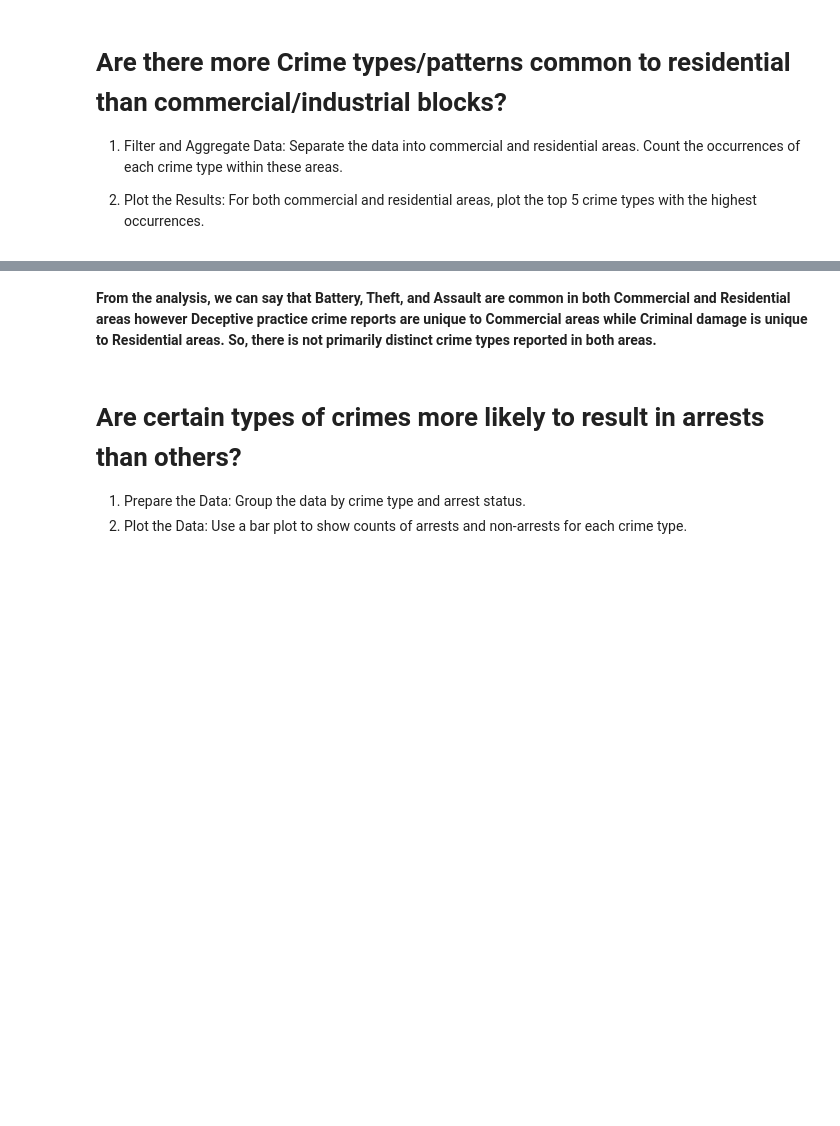
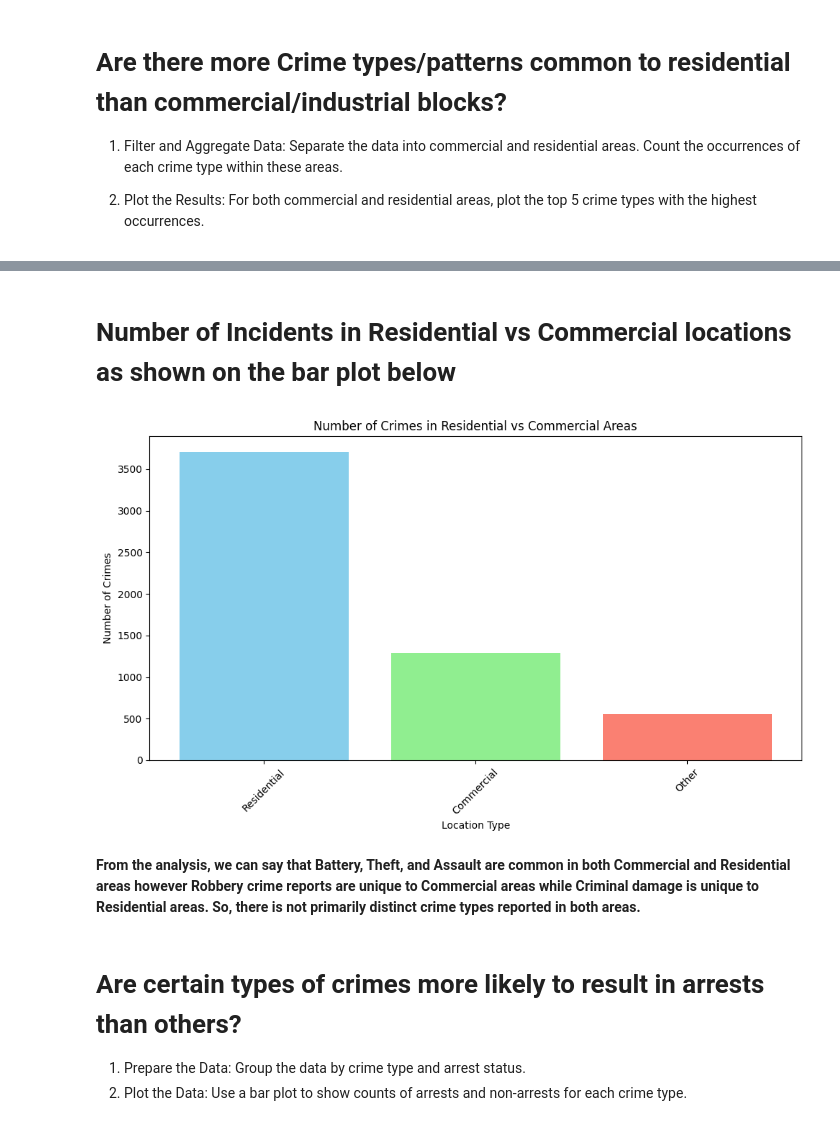
Before and after one commit to Hannah-Aji/Predictive-Modeling-to-Identify-High-Risk-Areas, a Jupyter notebook: Chicago_crime_prediction.ipynb, the cells around one changed output, grey strips where cells are left out. Saved outputs shown, nothing was run; the diff lists cells and outputs as text; code cells hidden in the pictures; blank space fills up the shorter version.

```diff
--- a/Chicago_crime_prediction.ipynb
+++ b/Chicago_crime_prediction.ipynb
@@ -444,5 +489,48 @@ plot_top_5_crimes('Residential')
+# %% [markdown]
+# **Number of Incidents in Residential vs Commercial locations as shown on the bar plot below**
+# %%
+import pandas as pd
+import matplotlib.pyplot as plt
+
+
+# Define mapping for location types
+residential_keywords = ['RESIDENCE', 'APARTMENT', 'HOUSE', 'YARD', 'GARAGE', 'STREET', 'PORCH']
+commercial_keywords = ['COMMERCIAL', 'BUSINESS', 'STORE',
+                       'RESTAURANT', 'OFFICE', 'NURSING',
+                       'MEDICAL', 'SCHOOL', 'SIDEWALK',
+                       'LOT', 'CLUB', 'RV', 'VEHICLE', 'THEATRE', 'LIBRARY', 'PARKING', 'STADIUM',
+                       'SITE', 'CTA', 'TRAIN'
+                       ]
+
+
+# Function to classify location types
+def classify_location(description):
+    if any(keyword in description.upper() for keyword in residential_keywords):
+        return 'Residential'
+    elif any(keyword in description.upper() for keyword in commercial_keywords):
+        return 'Commercial'
+    else:
+        return 'Other'
+
+# Apply the function to create a new column
+data_mod['Location_Type'] = data_mod['LOCATION DESCRIPTION'].apply(classify_location)
+
+# Count the number of crimes in each location type
+crime_counts = data_mod['Location_Type'].value_counts()
+
+# Plot the results
+plt.figure(figsize=(10, 6))
+plt.bar(crime_counts.index, crime_counts.values, color=['skyblue', 'lightgreen', 'salmon'])
+plt.xlabel('Location Type')
+plt.ylabel('Number of Crimes')
+plt.title('Number of Crimes in Residential vs Commercial Areas')
+plt.xticks(rotation=45)
+plt.tight_layout()
+plt.show()
+# %% [output]
+[figure, added]
 # %% [markdown]
-**From the analysis, we can say that Battery, Theft, and Assault are common in both Commercial and Residential areas however Deceptive practice crime reports are unique to Commercial areas while Criminal damage is unique to Residential areas. So, there is not primarily distinct crime types reported in both areas.**
+**From the analysis, we can say that Battery, Theft, and Assault are common in both Commercial and Residential areas however Robbery crime reports are unique to Commercial areas while Criminal damage is unique to Residential areas. So, there is not primarily distinct crime types reported in both areas.**
 # %% [markdown]
 # Are certain types of crimes more likely to result in arrests than others?
 
```
Also changed, not shown: parts of 12 cells of this notebook.
